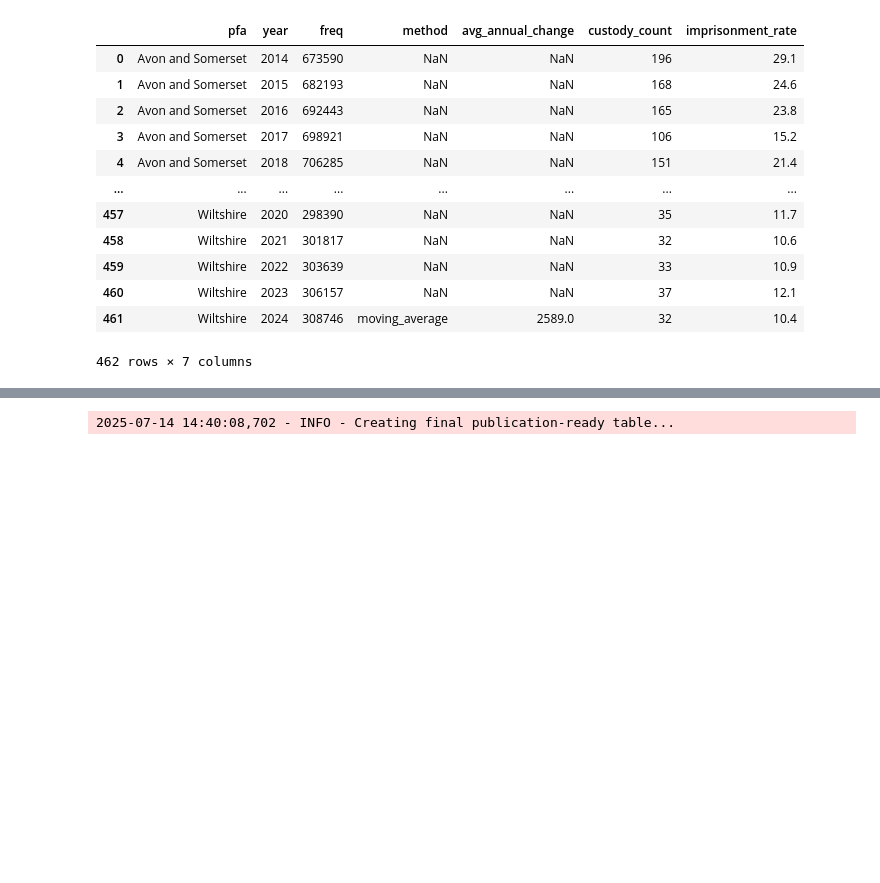
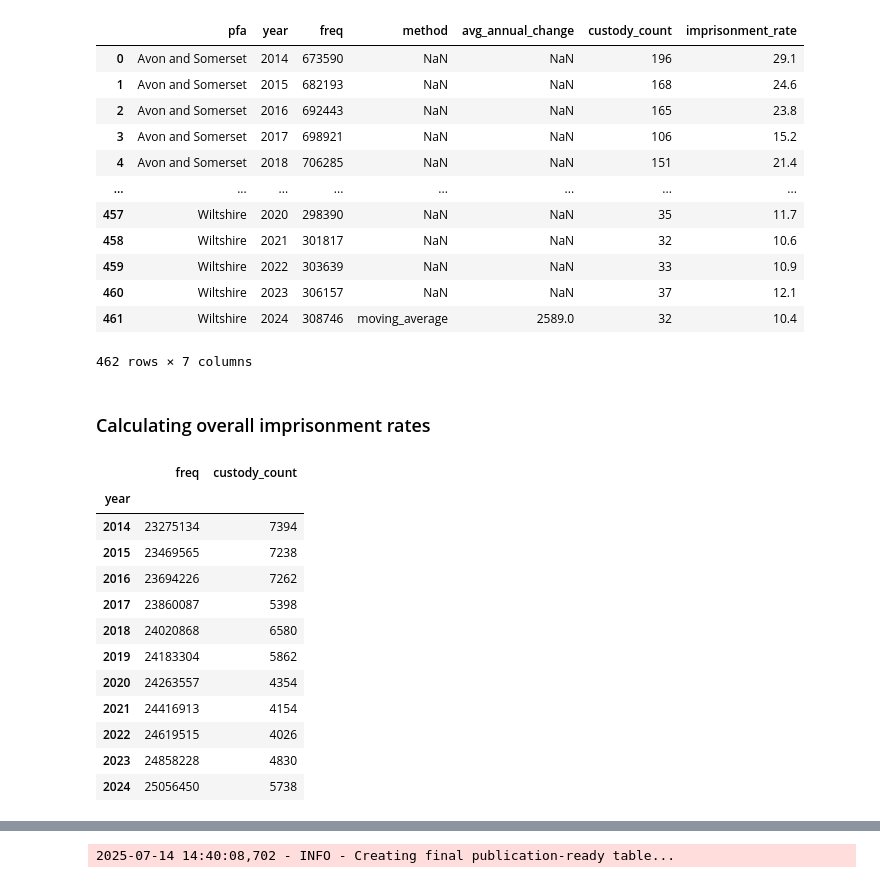
Before and after one commit to Prison-Reform-Trust/womens-imprisonment-PFA, a Jupyter notebook: notebooks/processing_data/1.7-ah-combine-custody-pfa-population.ipynb, the cells around one changed output, grey strips where cells are left out. Drawn from its saved outputs; the diff is of its cells as text; code cells hidden in the pictures; blank space fills up the shorter version.

```diff
--- a/notebooks/processing_data/1.7-ah-combine-custody-pfa-population.ipynb
+++ b/notebooks/processing_data/1.7-ah-combine-custody-pfa-population.ipynb
@@ -821,3 +824,22 @@ df
 | 460 | Wiltshire | 2023 | 306157 | NaN | NaN | 37 | 12.1 |
 | 461 | Wiltshire | 2024 | 308746 | moving_average | 2589.0 | 32 | 10.4 |
 462 rows × 7 columns
+# %% [markdown]
+### Calculating overall imprisonment rates
+# %%
+eng_wales = df.groupby(by='year').agg({'freq':'sum', 'custody_count': 'sum'})
+eng_wales
+# %% [output]
+|  | freq | custody_count |
+| year |  |  |
+| 2014 | 23275134 | 7394 |
+| 2015 | 23469565 | 7238 |
+| 2016 | 23694226 | 7262 |
+| 2017 | 23860087 | 5398 |
+| 2018 | 24020868 | 6580 |
+| 2019 | 24183304 | 5862 |
+| 2020 | 24263557 | 4354 |
+| 2021 | 24416913 | 4154 |
+| 2022 | 24619515 | 4026 |
+| 2023 | 24858228 | 4830 |
+| 2024 | 25056450 | 5738 |
```
Also changed, not shown: parts of 5 cells of this notebook.
